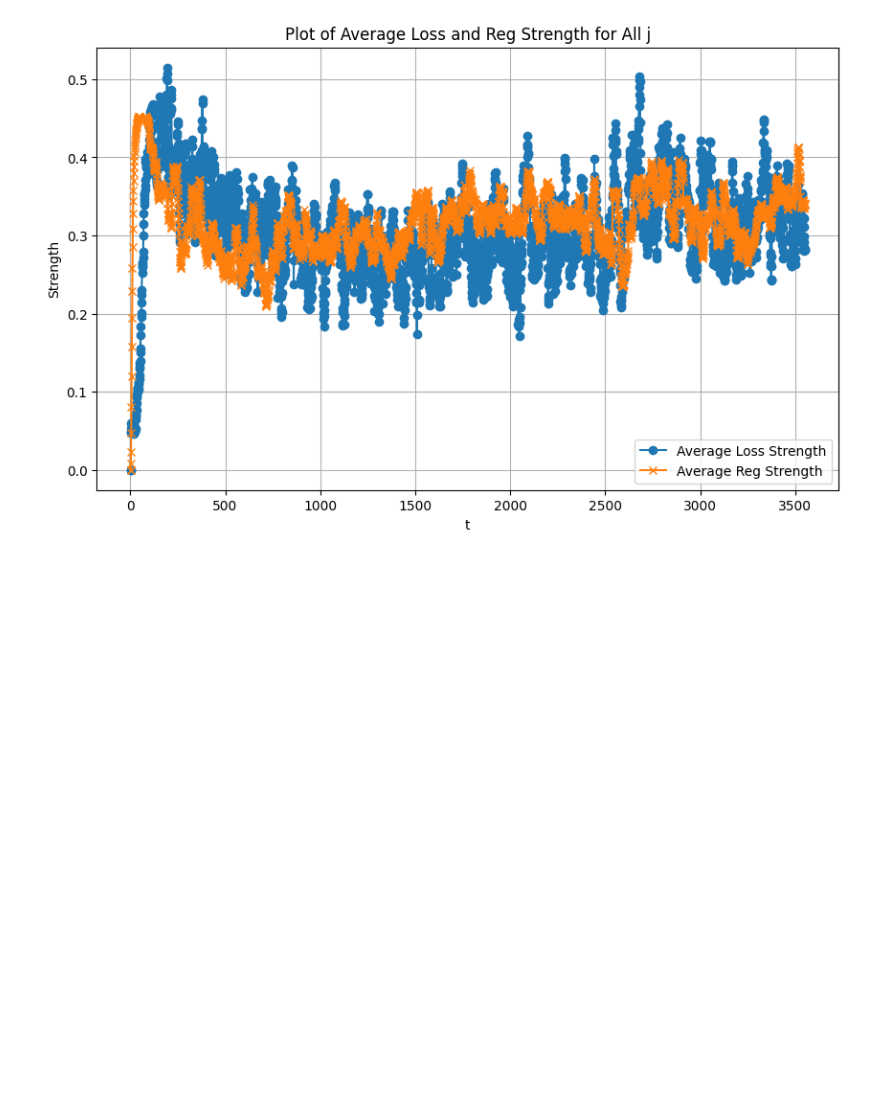
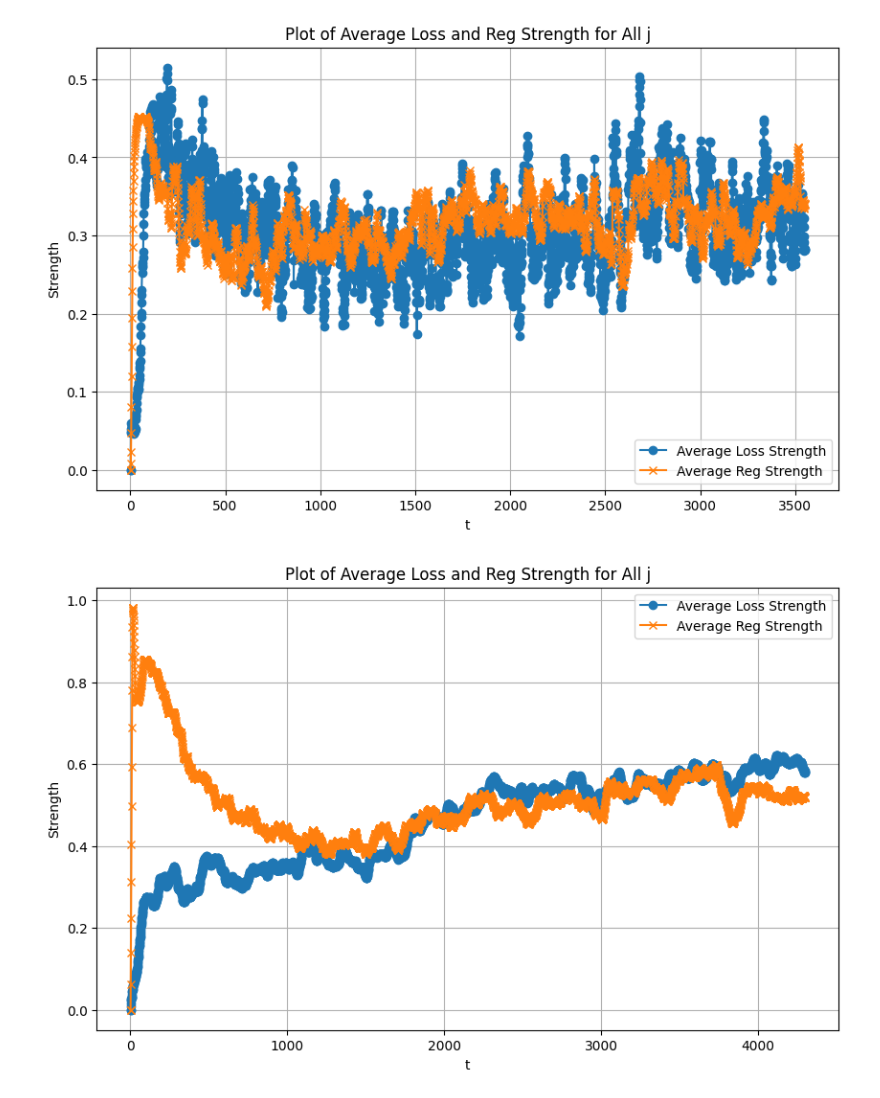
Before and after one commit to chengyuehuang511/vlm_robustness, a Jupyter notebook: plot_w.ipynb, the cells around one changed output. Cells and saved outputs as stored; diff of their text form; code cells hidden in the pictures; blank space fills up the shorter version.

```diff
--- a/plot_w.ipynb
+++ b/plot_w.ipynb
@@ -186,4 +184,8 @@ plot_for_average_j(data)
 # %% [output]
 [figure]
 # %%
-file_path = '/coc/testnvme/chuang475/projects/vlm_robustness/tpcgrad_share6/output/domainnet/tpcgrad_norm_1e-3_1e-4_mu1e-2/train_paligemma_domainnet-real_20240914_181014/slurm-951442.out'
+file_path = '/coc/testnvme/chuang475/projects/vlm_robustness/tpcgrad_share6/output/domainnet/tpcgrad_norm_1e-3_1e-4_mu1e-1/train_paligemma_domainnet-real_20240914_204221/slurm-951481.out'
+data = read_data(file_path)
+plot_for_average_j(data)
+# %% [output]
+[figure, added]
```
Also changed, not shown: parts of 2 cells of this notebook, 15 other files.
